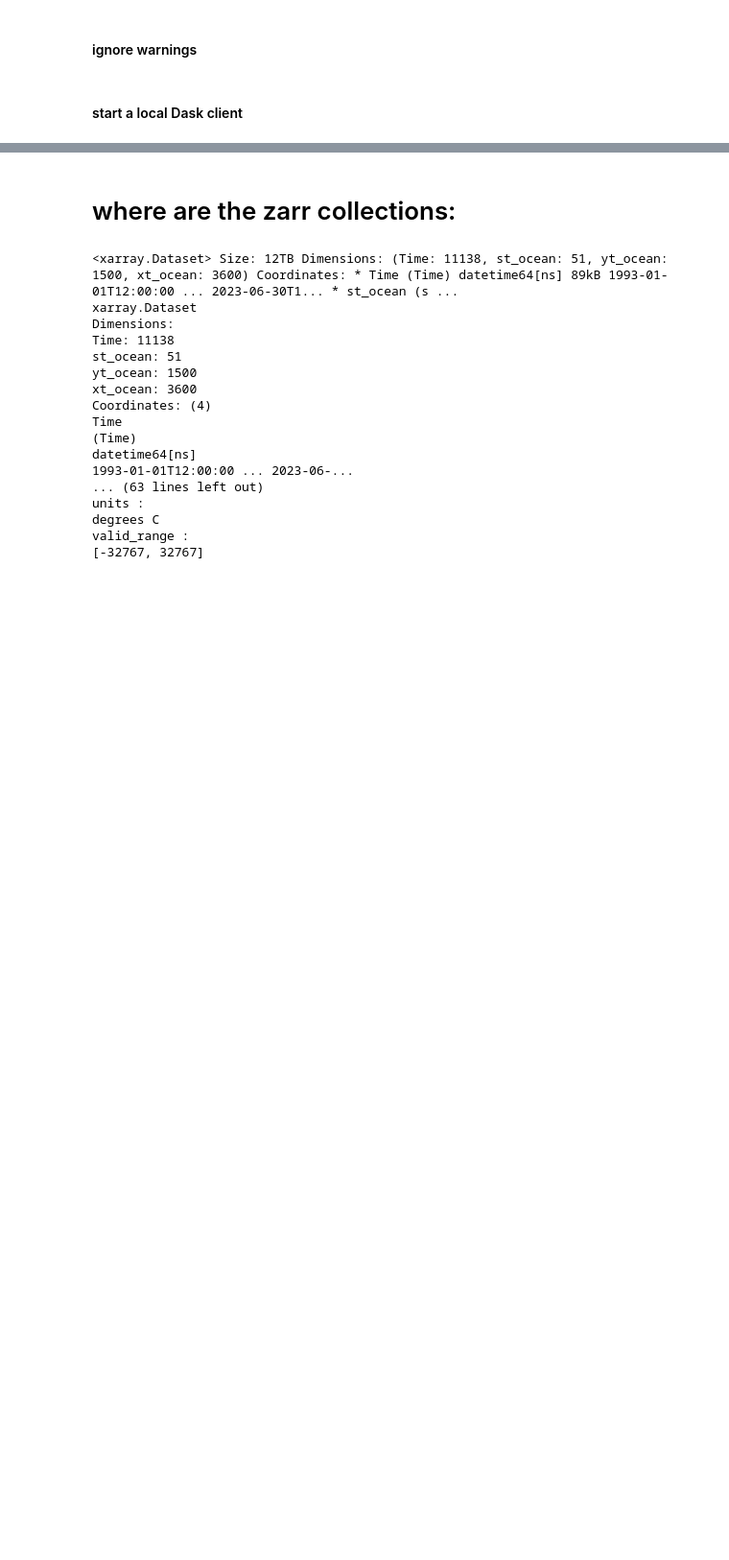
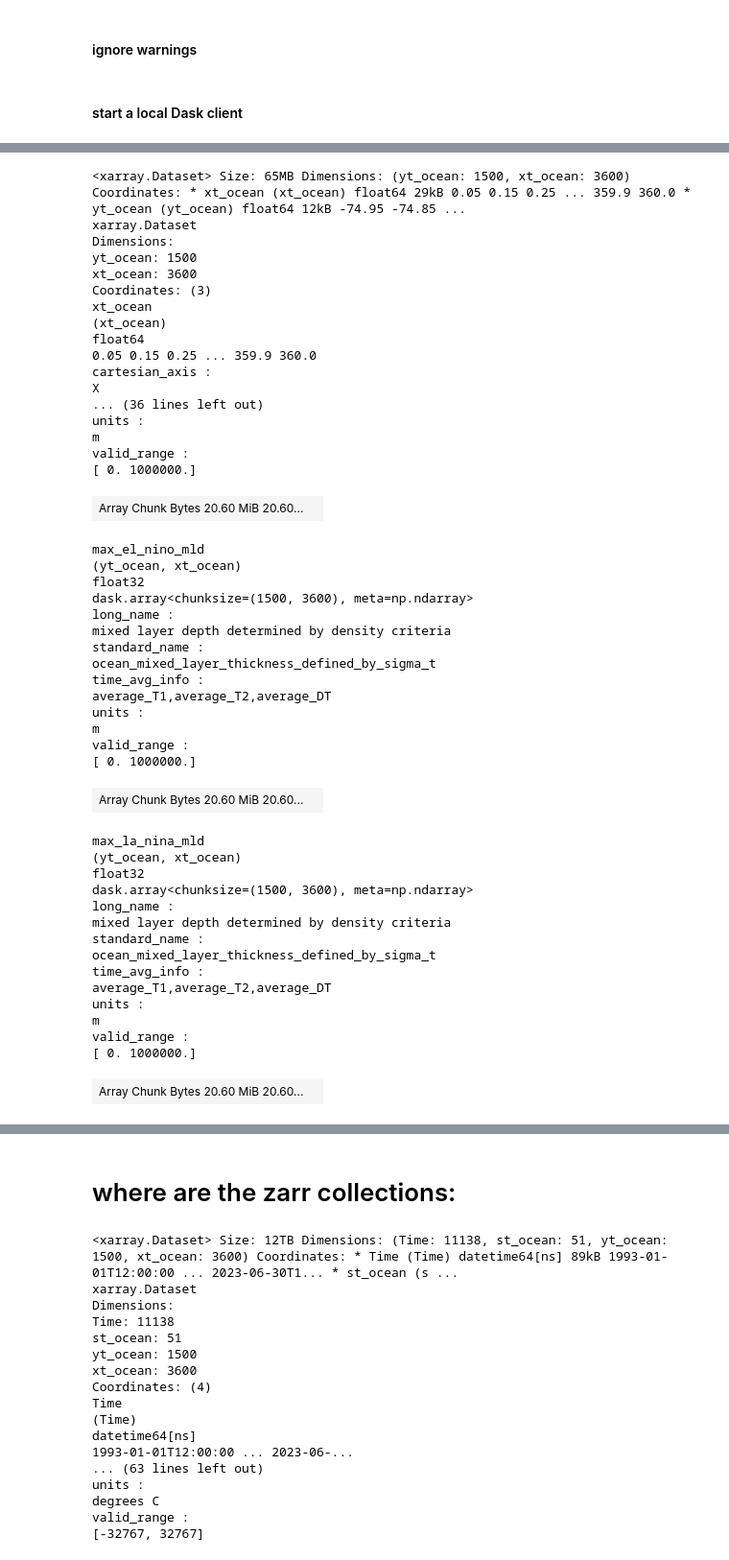
Before and after one commit to Thomas-Moore-Creative/BRAN-climatology-generator-demo, a Jupyter notebook: notebooks/BRAN2020_clim_demo_sandbox.ipynb, the cells around one changed output, grey strips where cells are left out. Shown at 96% size. Cells and saved outputs as stored; diff of their text form; code cells hidden in the pictures; blank space fills up the shorter version.

```diff
--- a/notebooks/BRAN2020_clim_demo_sandbox.ipynb
+++ b/notebooks/BRAN2020_clim_demo_sandbox.ipynb
@@ -43,0 +147,52 @@ with dask.config.set({"distributed.scheduler.worker-saturation": 1.0,
+# %%
+data = max_mld.sel(sel_dict,method='nearest')
+data
+# %% [output]
+<xarray.Dataset> Size: 65MB Dimensions: (yt_ocean: 1500, xt_ocean: 3600) Coordinates: * xt_ocean (xt_ocean) float64 29kB 0.05 0.15 0.25 ... 359.9 360.0 * yt_ocean (yt_ocean) float64 12kB -74.95 -74.85 ...
+xarray.Dataset
+Dimensions:
+yt_ocean: 1500
+xt_ocean: 3600
+Coordinates: (3)
+xt_ocean
+(xt_ocean)
+float64
+0.05 0.15 0.25 ... 359.9 360.0
+cartesian_axis :
+X
+... (36 lines left out)
+units :
+m
+valid_range :
+[ 0. 1000000.]
+| Array Chunk Bytes 20.60 MiB 20.60... |  |
+max_el_nino_mld
+(yt_ocean, xt_ocean)
+float32
+dask.array<chunksize=(1500, 3600), meta=np.ndarray>
+long_name :
+mixed layer depth determined by density criteria
+standard_name :
+ocean_mixed_layer_thickness_defined_by_sigma_t
+time_avg_info :
+average_T1,average_T2,average_DT
+units :
+m
+valid_range :
+[ 0. 1000000.]
+| Array Chunk Bytes 20.60 MiB 20.60... |  |
+max_la_nina_mld
+(yt_ocean, xt_ocean)
+float32
+dask.array<chunksize=(1500, 3600), meta=np.ndarray>
+long_name :
+mixed layer depth determined by density criteria
+standard_name :
+ocean_mixed_layer_thickness_defined_by_sigma_t
+time_avg_info :
+average_T1,average_T2,average_DT
+units :
+m
+valid_range :
+[ 0. 1000000.]
+| Array Chunk Bytes 20.60 MiB 20.60... |  |
```
Also changed, not shown: parts of 12 cells of this notebook.
